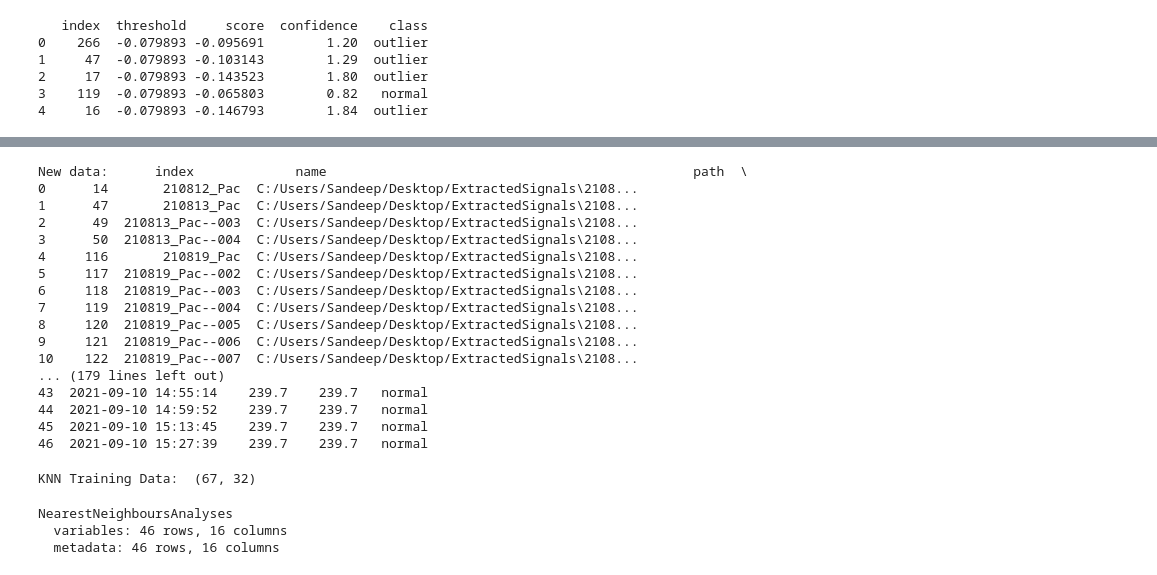
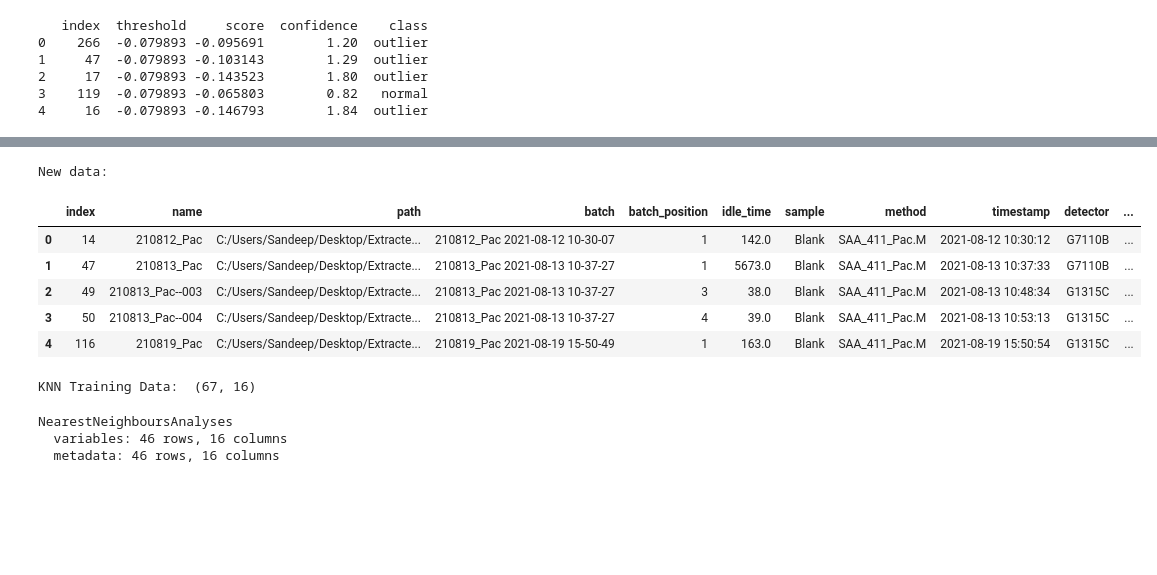
Before and after one commit to odea-project/StreamPort, a Jupyter notebook: dev_machine_learning.ipynb, the cells around one changed output, grey strips where cells are left out. Drawn from its saved outputs; the diff is of its cells as text; code cells hidden in the pictures; blank space fills up the shorter version.

```diff
--- a/dev_machine_learning.ipynb
+++ b/dev_machine_learning.ipynb
@@ -175,6 +173,8 @@ new_data.reset_index(drop=True, inplace=True)
 
 summary = summary.sort_values("index")
 summary.reset_index(drop=True, inplace = True)
-print("Test summary: ", summary.head)
+print("Test summary: ")
+summary.head()
+summary["algorithm"] = "iforest"
 summary.to_csv("dev/test_summary.csv", index=False)
 # %% [output]
@@ -198,18 +182,14 @@ Test summary:  <bound method NDFrame.head of     index  threshold     score  con
 # %%
 # EvaluateModelStability also prepares data for transfer from unsupervised to supervised learning by assigning true class labels
 from src.StreamPort.machine_learning.methods import MachineLearningEvaluateModelStabilityNative
+
 model_eval = MachineLearningEvaluateModelStabilityNative(test_records=summary)
 results = model_eval.run()
 true_classes = results["true_classes"]
 stability_score = results["stability_score"]
 
-print("True classes: ", true_classes)
 print("Model stability score: ", stability_score)
 
-if (true_classes["class_true"] == "not_set").any():
-    print("Classification Complete")
-else:
-    print("Some samples are unverified. Setting true_classes to majority class")
-    mask = true_classes["class_true"] == "not set"
-    true_classes.loc[mask, "class_true"] = true_classes.loc[mask, "majority_class"]
+confidence_plot = model_eval.plot_confidences()
+confidence_plot.show()
 # %% [output]
@@ -233,34 +198,24 @@ Some samples are unverified. Setting true_classes to majority class
 # %%
-# sorted. Minor edits to ensure identical column order
+# sorted. ensure identical column order
 new_data["label"] = true_classes["class_true"]
 col = new_data.pop("label")
 new_data.insert(14, "label", col)
-print("New data: ", new_data[metadata_columns])
+print("New data: ")
+new_data[metadata_columns].head()
 # %% [output]
-New data:      index             name                                               path  \
-0      14       210812_Pac  C:/Users/Sandeep/Desktop/ExtractedSignals\2108...
-1      47       210813_Pac  C:/Users/Sandeep/Desktop/ExtractedSignals\2108...
-2      49  210813_Pac--003  C:/Users/Sandeep/Desktop/ExtractedSignals\2108...
-3      50  210813_Pac--004  C:/Users/Sandeep/Desktop/ExtractedSignals\2108...
-4     116       210819_Pac  C:/Users/Sandeep/Desktop/ExtractedSignals\2108...
-5     117  210819_Pac--002  C:/Users/Sandeep/Desktop/ExtractedSignals\2108...
-6     118  210819_Pac--003  C:/Users/Sandeep/Desktop/ExtractedSignals\2108...
-7     119  210819_Pac--004  C:/Users/Sandeep/Desktop/ExtractedSignals\2108...
-8     120  210819_Pac--005  C:/Users/Sandeep/Desktop/ExtractedSignals\2108...
-9     121  210819_Pac--006  C:/Users/Sandeep/Desktop/ExtractedSignals\2108...
-10    122  210819_Pac--007  C:/Users/Sandeep/Desktop/ExtractedSignals\2108...
-... (179 lines left out)
-43  2021-09-10 14:55:14    239.7    239.7   normal
-44  2021-09-10 14:59:52    239.7    239.7   normal
-45  2021-09-10 15:13:45    239.7    239.7   normal
-46  2021-09-10 15:27:39    239.7    239.7   normal
+New data:
+|  | index | name | path | batch | batch_position | idle_time | sample | method | timestamp | detector | ... |
+| 0 | 14 | 210812_Pac | C:/Users/Sandeep/Desktop/Extracte... | 210812_Pac 2021-08-12 10-30-07 | 1 | 142.0 | Blank | SAA_411_Pac.M | 2021-08-12 10:30:12 | G7110B | ... |
+| 1 | 47 | 210813_Pac | C:/Users/Sandeep/Desktop/Extracte... | 210813_Pac 2021-08-13 10-37-27 | 1 | 5673.0 | Blank | SAA_411_Pac.M | 2021-08-13 10:37:33 | G7110B | ... |
+| 2 | 49 | 210813_Pac--003 | C:/Users/Sandeep/Desktop/Extracte... | 210813_Pac 2021-08-13 10-37-27 | 3 | 38.0 | Blank | SAA_411_Pac.M | 2021-08-13 10:48:34 | G1315C | ... |
+| 3 | 50 | 210813_Pac--004 | C:/Users/Sandeep/Desktop/Extracte... | 210813_Pac 2021-08-13 10-37-27 | 4 | 39.0 | Blank | SAA_411_Pac.M | 2021-08-13 10:53:13 | G1315C | ... |
+| 4 | 116 | 210819_Pac | C:/Users/Sandeep/Desktop/Extracte... | 210819_Pac 2021-08-19 15-50-49 | 1 | 163.0 | Blank | SAA_411_Pac.M | 2021-08-19 15:50:54 | G1315C | ... |
 # %%
 #combine all available labeled data, features and metadata included
 old_train_data = old_train_data.reset_index(drop=True)
 new_data.reset_index(drop=True, inplace=True)
 
 labeled_data = pd.concat([old_train_data, new_data], ignore_index=True)
-print("KNN Training Data: ", labeled_data.shape)
 
 # drop unclassified samples
 labeled_data = labeled_data[labeled_data["label"] != "not set"]
@@ -272,8 +227,9 @@ labeled_data = labeled_data[labeled_data["label"] != "not set"]
 metadata = labeled_data[metadata_columns]
 labels = metadata["label"]
 labeled_data = labeled_data.drop(columns= metadata_columns)
+print("KNN Training Data: ", labeled_data.shape)
 # %% [output]
-KNN Training Data:  (67, 32)
+KNN Training Data:  (67, 16)
 # %%
 # create random splits of training and test sets. Shuffling and train-test-splitting with 'stratify' ensure a good distribution of classes so KNN learning is effective
 from sklearn.model_selection import train_test_split
```
Also changed, not shown: parts of 10 cells of this notebook, 3 other files.
